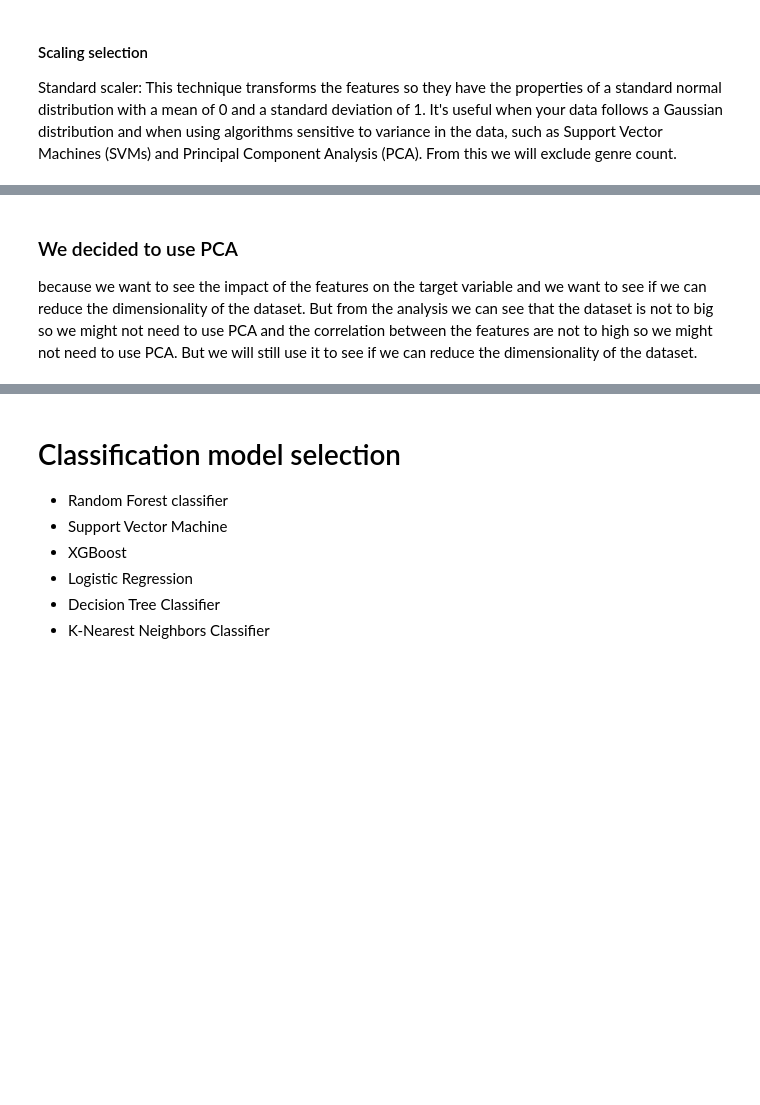
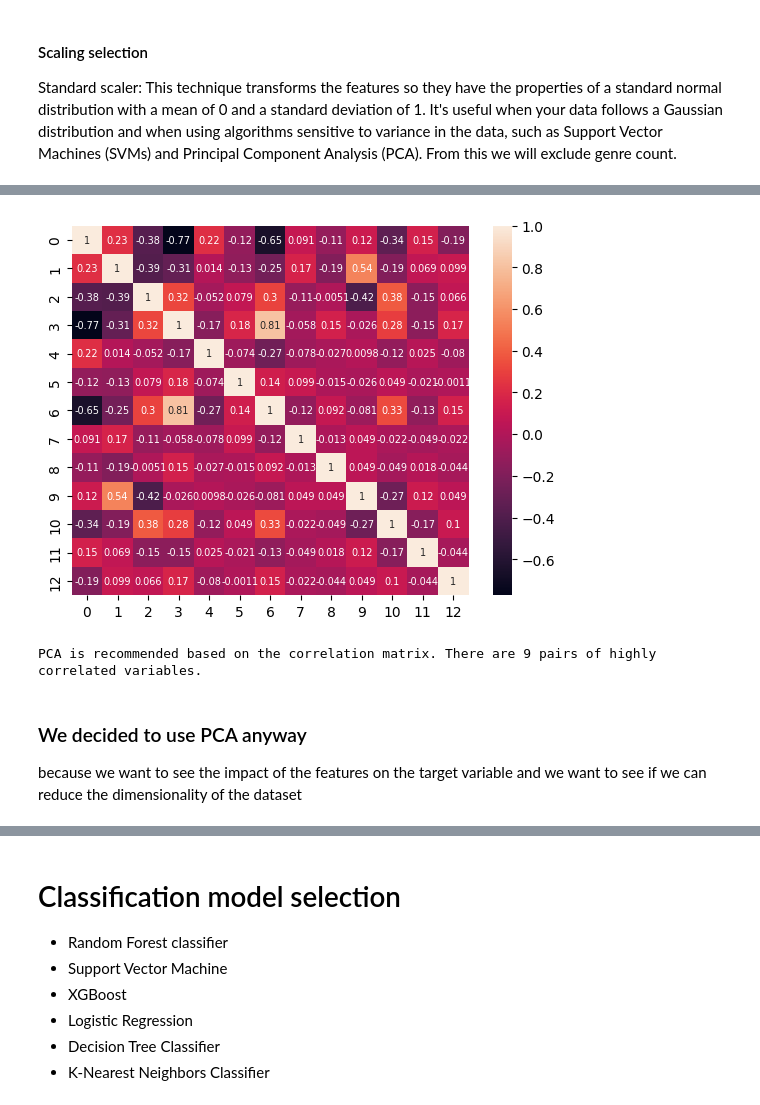
Before and after one commit to MorrisSimons/SCH_spotify_ml_project, a Jupyter notebook: largeset_version/main.ipynb, the cells around one changed output, grey strips where cells are left out. Drawn from its saved outputs; the diff is of its cells as text; code cells hidden in the pictures; blank space fills up the shorter version.

Commit message:
Change font on heatmap pca

```diff
--- a/largeset_version/main.ipynb
+++ b/largeset_version/main.ipynb
@@ -111,25 +183,25 @@ grouped = data.groupby('genre')
 mean_popularity = grouped['popularity'].mean()
 mean_popularity = mean_popularity.sort_values(ascending=False)
 # %%
-# Function to label rows as 'hit' or 'MISS'
+# Function to label rows as 'bop' or 'flop'
 def label_popularity(row, mean_popularity):
     if row['popularity'] >= mean_popularity[row['genre']]:
-        return 'hit'
+        return 'bop'
     else:
-        return 'miss'
+        return 'flop'
 
 # Apply the function to each row
 data['popularity_label'] = data.apply(lambda row: label_popularity(row, mean_popularity), axis=1)
 
-# Splitting the data into hit and miss, ensuring each genre is split 50/50
+# Splitting the data into bop and flop, ensuring each genre is split 50/50
 # This step might require adjusting the labels for genres with an odd number of entries
 for genre in data['genre'].unique():
     genre_data = data[data['genre'] == genre]
     n = len(genre_data) // 2
     popular_indices = genre_data.nlargest(n, 'popularity').index
     nonpopular_indices = genre_data.nsmallest(n, 'popularity').index
-    data.loc[popular_indices, 'popularity_label'] = 'hit'
-    data.loc[nonpopular_indices, 'popularity_label'] = 'miss'
+    data.loc[popular_indices, 'popularity_label'] = 'bop'
+    data.loc[nonpopular_indices, 'popularity_label'] = 'flop'
 # %% [markdown]
 ### Visualization so far
 - Visualize the distribution of the target variable in terms of genres
@@ -420,28 +675,31 @@ print(classification_report(y_test, y_pred))
 # %%
 # Assuming X_train[features] is your scaled dataset for training
 features = ['acousticness', 'danceability', 'duration_ms', 'energy',
             'instrumentalness', 'liveness', 'loudness', 'speechiness', 'tempo', 'valence', 'genre_count', 'mode', 'time_signature']
 
 # Correlation analysis
 corr_matrix = np.corrcoef(X_train[features].T)
-sns.heatmap(corr_matrix, annot=True)
+sns.heatmap(corr_matrix, annot=True, annot_kws={"size": 7})
 plt.show()
 
-high_correlation_threshold = 0.41 #
+high_correlation_threshold = 0.4
 
 # Calculate the number of variables with at least one high correlation
 # We subtract the count by the length of the matrix to ignore the diagonal (self-correlation)
 high_correlations = np.sum((np.abs(corr_matrix) > high_correlation_threshold) & (corr_matrix != 1)) / 2
 
 
 # Decide whether PCA is recommended
 # This threshold can be adjusted based on the size of the matrix or domain knowledge
 pca_recommended = high_correlations > len(corr_matrix) * 0.5
 
 print(f"PCA is {'recommended' if pca_recommended else 'not recommended'} based on the correlation matrix. There are {int(high_correlations)} pairs of highly correlated variables.")
+# %% [output]
+[figure, added]
+PCA is recommended based on the correlation matrix. There are 9 pairs of highly correlated variables.
 # %% [markdown]
-### We decided to use PCA
-because we want to see the impact of the features on the target variable and we want to see if we can reduce the dimensionality of the dataset. But from the analysis we can see that the dataset is not to big so we might not need to use PCA and the correlation between the features are not to high so we might not need to use PCA. But we will still use it to see if we can reduce the dimensionality of the dataset.
+### We decided to use PCA anyway
+because we want to see the impact of the features on the target variable and we want to see if we can reduce the dimensionality of the dataset
 # %%
 from sklearn.decomposition import PCA
 pca = PCA()
```
Also changed, not shown: parts of 46 cells of this notebook.
